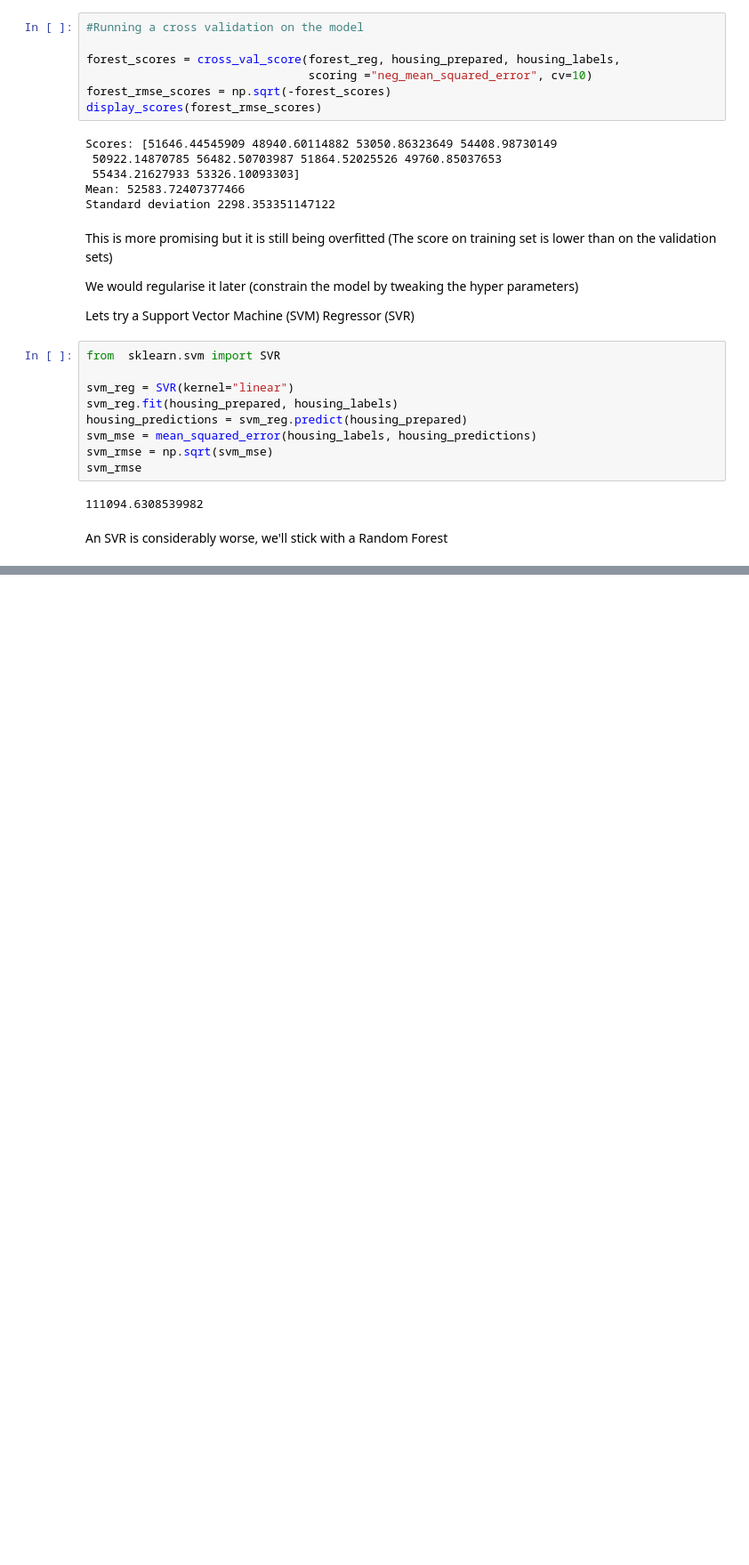
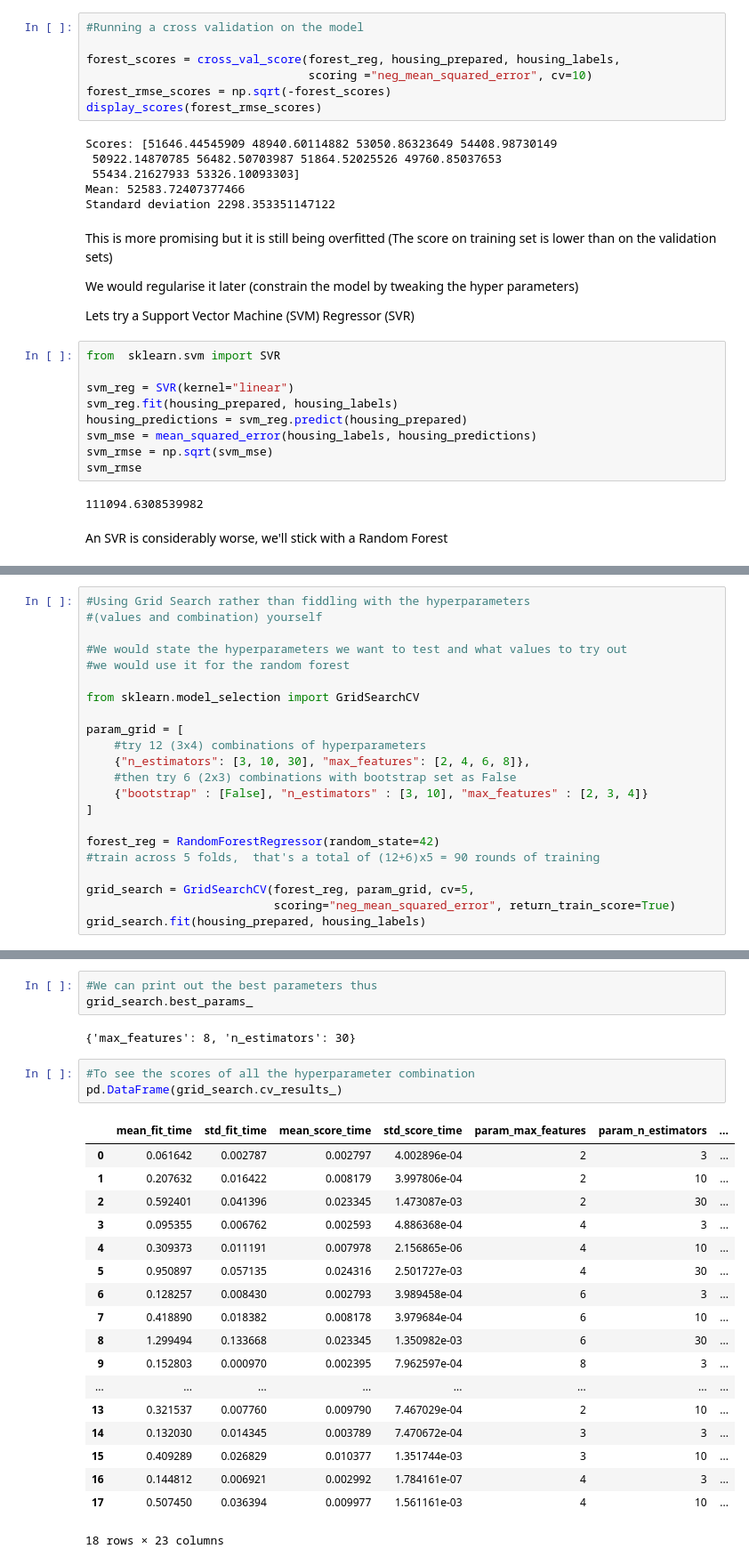
Before and after one commit to uzoochogu/Machine-Learning-Projects, a Jupyter notebook: california-housing-prices-prediction/ch1_housing_prices_exercise.ipynb, the cells around one changed output, grey strips where cells are left out. Shown at 89% size. Cells and saved outputs as stored; diff of their text form; blank space fills up the shorter version.

Commit message:
Fine Tuned the model, got the best hp combinations Will esemble tomorrow

```diff
--- a/california-housing-prices-prediction/ch1_housing_prices_exercise.ipynb
+++ b/california-housing-prices-prediction/ch1_housing_prices_exercise.ipynb
@@ -692,0 +695,22 @@ STEP 6: Finetune your model
+# %%
+#Using Grid Search rather than fiddling with the hyperparameters
+#(values and combination) yourself
+
+#We would state the hyperparameters we want to test and what values to try out
+#we would use it for the random forest
+
+from sklearn.model_selection import GridSearchCV
+
+param_grid = [
+    #try 12 (3x4) combinations of hyperparameters
+    {"n_estimators": [3, 10, 30], "max_features": [2, 4, 6, 8]},
+    #then try 6 (2x3) combinations with bootstrap set as False
+    {"bootstrap" : [False], "n_estimators" : [3, 10], "max_features" : [2, 3, 4]}
+]
+
+forest_reg = RandomForestRegressor(random_state=42)
+#train across 5 folds,  that's a total of (12+6)x5 = 90 rounds of training
+
+grid_search = GridSearchCV(forest_reg, param_grid, cv=5,
+                           scoring="neg_mean_squared_error", return_train_score=True)
+grid_search.fit(housing_prepared, housing_labels)
@@ -692,0 +738,27 @@ STEP 6: Finetune your model
+# %%
+#We can print out the best parameters thus
+grid_search.best_params_
+# %% [output]
+{'max_features': 8, 'n_estimators': 30}
+# %%
+#To see the scores of all the hyperparameter combination
+pd.DataFrame(grid_search.cv_results_)
+# %% [output]
+|  | mean_fit_time | std_fit_time | mean_score_time | std_score_time | param_max_features | param_n_estimators | ... |
+| 0 | 0.061642 | 0.002787 | 0.002797 | 4.002896e-04 | 2 | 3 | ... |
+| 1 | 0.207632 | 0.016422 | 0.008179 | 3.997806e-04 | 2 | 10 | ... |
+| 2 | 0.592401 | 0.041396 | 0.023345 | 1.473087e-03 | 2 | 30 | ... |
+| 3 | 0.095355 | 0.006762 | 0.002593 | 4.886368e-04 | 4 | 3 | ... |
+| 4 | 0.309373 | 0.011191 | 0.007978 | 2.156865e-06 | 4 | 10 | ... |
+| 5 | 0.950897 | 0.057135 | 0.024316 | 2.501727e-03 | 4 | 30 | ... |
+| 6 | 0.128257 | 0.008430 | 0.002793 | 3.989458e-04 | 6 | 3 | ... |
+| 7 | 0.418890 | 0.018382 | 0.008178 | 3.979684e-04 | 6 | 10 | ... |
+| 8 | 1.299494 | 0.133668 | 0.023345 | 1.350982e-03 | 6 | 30 | ... |
+| 9 | 0.152803 | 0.000970 | 0.002395 | 7.962597e-04 | 8 | 3 | ... |
+| ... | ... | ... | ... | ... | ... | ... | ... |
+| 13 | 0.321537 | 0.007760 | 0.009790 | 7.467029e-04 | 2 | 10 | ... |
+| 14 | 0.132030 | 0.014345 | 0.003789 | 7.470672e-04 | 3 | 3 | ... |
+| 15 | 0.409289 | 0.026829 | 0.010377 | 1.351744e-03 | 3 | 10 | ... |
+| 16 | 0.144812 | 0.006921 | 0.002992 | 1.784161e-07 | 4 | 3 | ... |
+| 17 | 0.507450 | 0.036394 | 0.009977 | 1.561161e-03 | 4 | 10 | ... |
+18 rows × 23 columns
```
Also changed, not shown: parts of 9 cells of this notebook.
